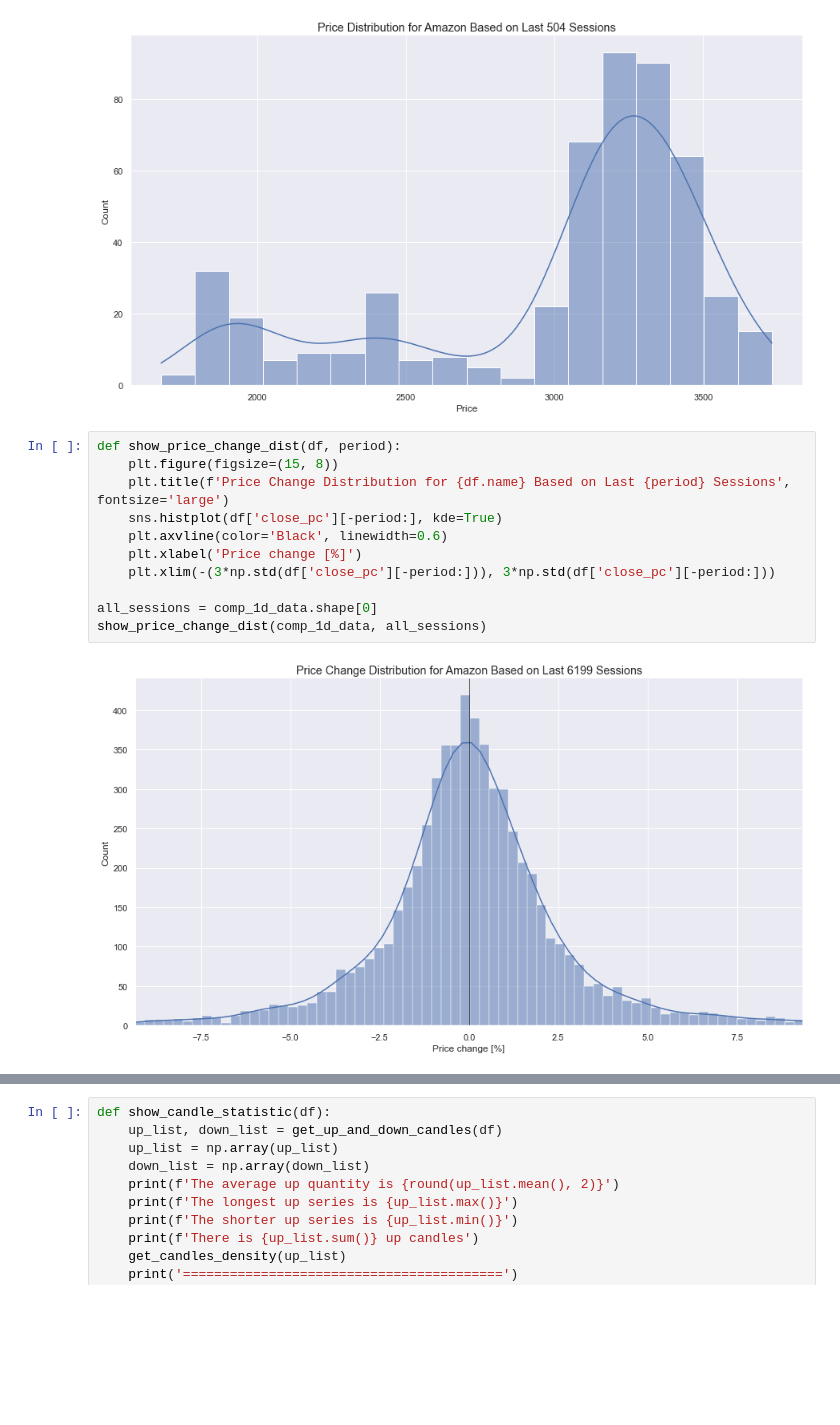
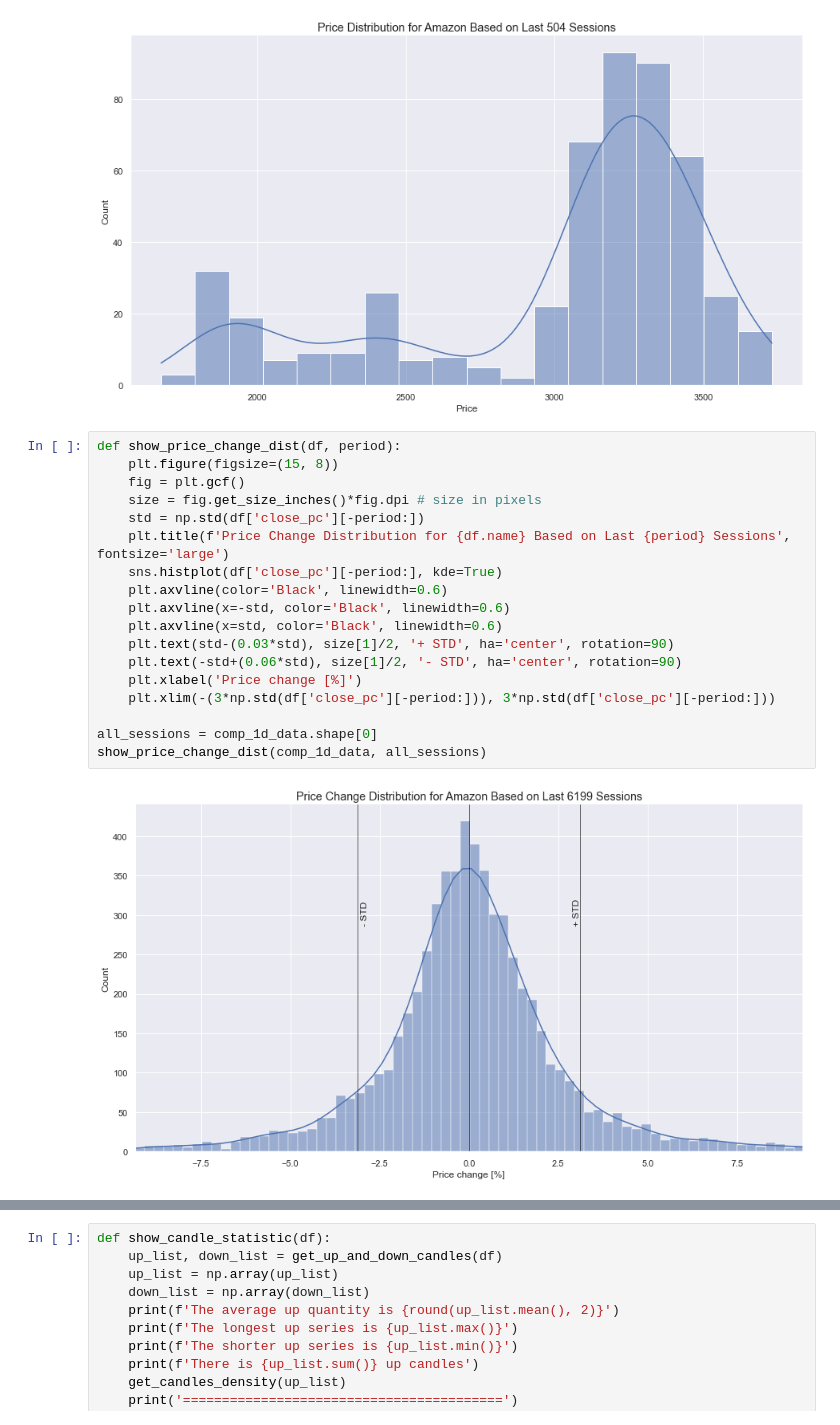
Before and after one commit to TBSDA/Data_Visualization, a Jupyter notebook: Asset_Price_Visualization.ipynb, the cells around one changed output, grey strips where cells are left out. Saved outputs shown, nothing was run; the diff lists cells and outputs as text; blank space fills up the shorter version.

```diff
--- a/Asset_Price_Visualization.ipynb
+++ b/Asset_Price_Visualization.ipynb
@@ -421,15 +421,22 @@ show_price_dist(comp_1d_data, l2yp)
 # %%
 def show_price_change_dist(df, period):
     plt.figure(figsize=(15, 8))
+    fig = plt.gcf()
+    size = fig.get_size_inches()*fig.dpi # size in pixels
+    std = np.std(df['close_pc'][-period:])
     plt.title(f'Price Change Distribution for {df.name} Based on Last {period} Sessions', fontsize='large')
     sns.histplot(df['close_pc'][-period:], kde=True)
     plt.axvline(color='Black', linewidth=0.6)
+    plt.axvline(x=-std, color='Black', linewidth=0.6)
+    plt.axvline(x=std, color='Black', linewidth=0.6)
+    plt.text(std-(0.03*std), size[1]/2, '+ STD', ha='center', rotation=90)
+    plt.text(-std+(0.06*std), size[1]/2, '- STD', ha='center', rotation=90)
     plt.xlabel('Price change [%]')
     plt.xlim(-(3*np.std(df['close_pc'][-period:])), 3*np.std(df['close_pc'][-period:]))
 
 all_sessions = comp_1d_data.shape[0]
 show_price_change_dist(comp_1d_data, all_sessions)
 # %% [output]
-[figure, old version]
+[figure, new version]
 # %%
 def get_up_and_down_candles(df):
```
Also changed, not shown: parts of 6 cells of this notebook.
